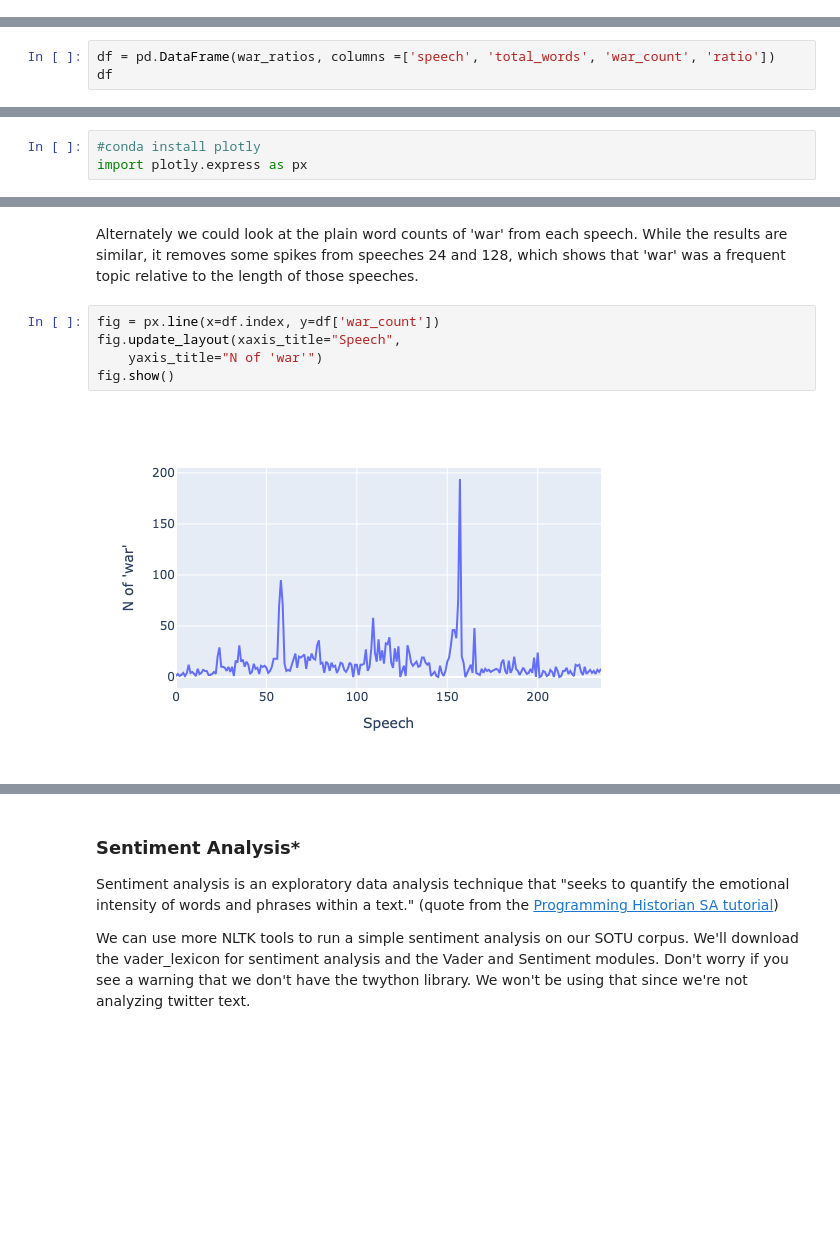
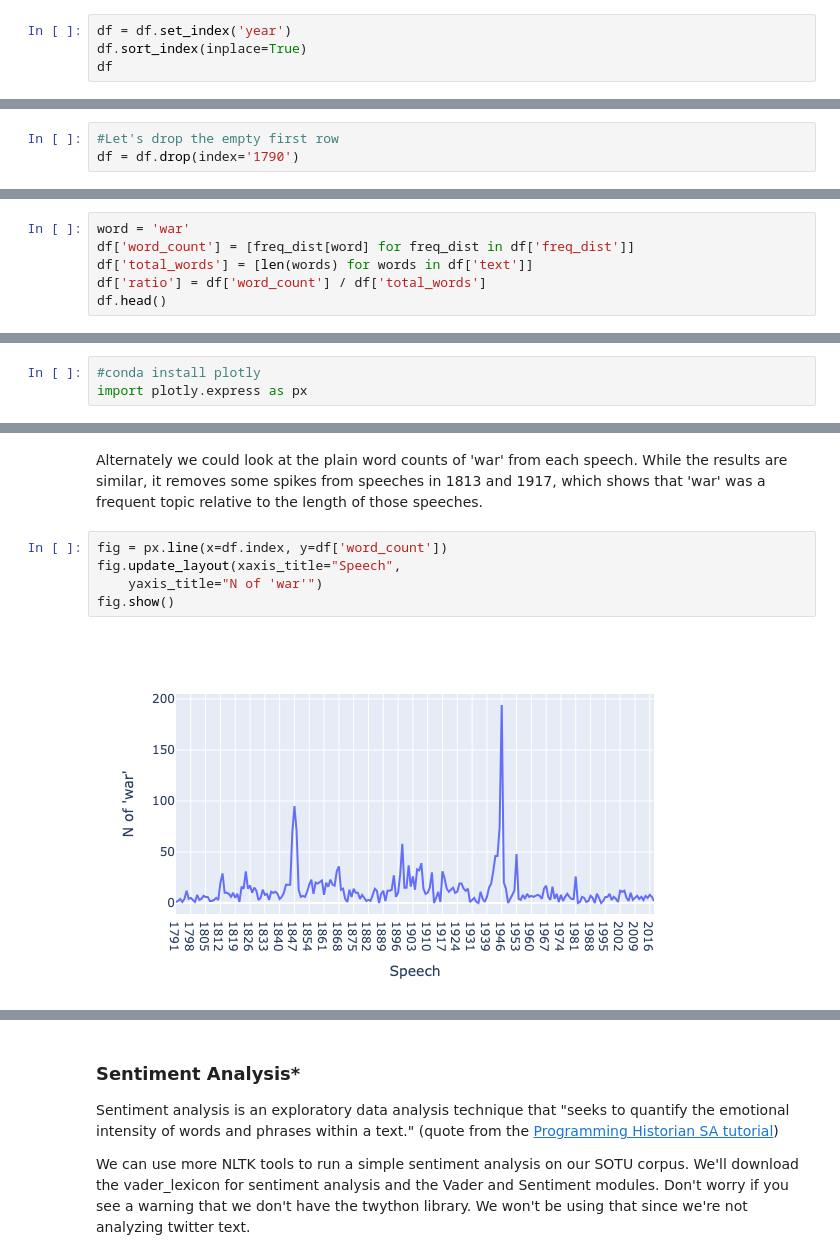
Before and after one commit to chennesy/latis_python_text, a Jupyter notebook: text_as_data/text_data.ipynb, the cells around one changed output, grey strips where cells are left out. Cells and saved outputs as stored; diff of their text form; blank space fills up the shorter version.

```diff
--- a/text_as_data/text_data.ipynb
+++ b/text_as_data/text_data.ipynb
@@ -559,0 +601,4 @@ print(freqs[0]['war']/freqs[0].N())
+# %%
+df = df.set_index('year')
+df.sort_index(inplace=True)
+df
@@ -559,0 +620,3 @@ print(freqs[0]['war']/freqs[0].N())
+# %%
+#Let's drop the empty first row
+df = df.drop(index='1790')
@@ -576,3 +657,0 @@ import pandas as pd
-# %%
-df = pd.DataFrame(war_ratios, columns =['speech', 'total_words', 'war_count', 'ratio'])
-df
@@ -592,0 +658,6 @@ df
+# %%
+word = 'war'
+df['word_count'] = [freq_dist[word] for freq_dist in df['freq_dist']]
+df['total_words'] = [len(words) for words in df['text']]
+df['ratio'] = df['word_count'] / df['total_words']
+df.head()
@@ -611,11 +701,11 @@ speeches[155][:800]
 # %% [markdown]
-Alternately we could look at the plain word counts of 'war' from each speech. While the results are similar, it removes some spikes from speeches 24 and 128, which shows that 'war' was a frequent topic relative to the length of those speeches.
+Alternately we could look at the plain word counts of 'war' from each speech. While the results are similar, it removes some spikes from speeches in 1813 and 1917, which shows that 'war' was a frequent topic relative to the length of those speeches.
 # %%
-fig = px.line(x=df.index, y=df['war_count'])
+fig = px.line(x=df.index, y=df['word_count'])
 fig.update_layout(xaxis_title="Speech",
     yaxis_title="N of 'war'")
 fig.show()
 # %% [output]
-[figure, old version]
+[figure, new version]
 # %%
 # james madison, 1813, war of 1812
```
Also changed, not shown: parts of 76 cells of this notebook.
